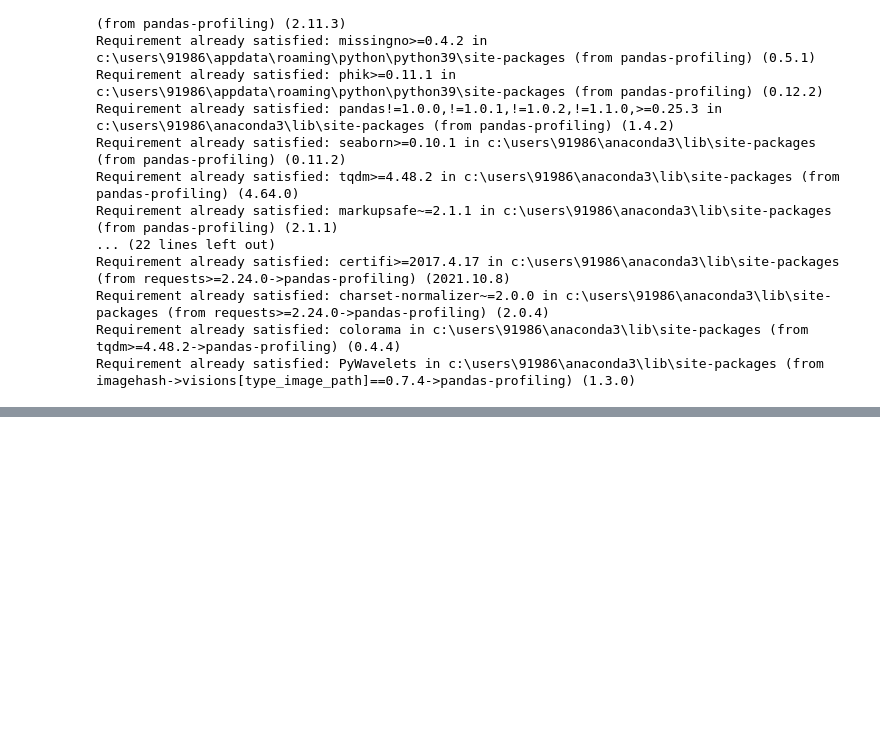
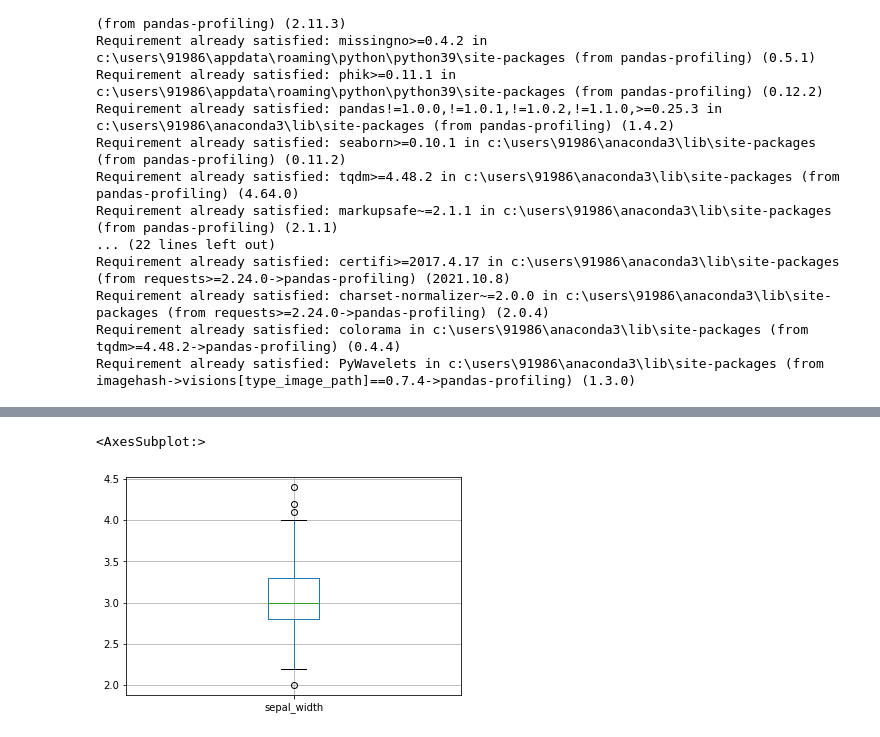
Before and after one commit to Zeeshankhan29/Database, a Jupyter notebook: Visulazation.ipynb, the cells around one changed output, grey strips where cells are left out. Drawn from its saved outputs; the diff is of its cells as text; code cells hidden in the pictures; blank space fills up the shorter version.

```diff
--- a/Visulazation.ipynb
+++ b/Visulazation.ipynb
@@ -130,0 +180,6 @@ ProfileReport(df)
+# %%
+py.offline.init_notebook_mode(connected=True)
+cf.go_offline()
+import seaborn as sn
+df=sn.load_dataset('iris')
+df.iplot()
@@ -130,0 +192,5 @@ ProfileReport(df)
+# %%
+df[['sepal_width']].boxplot()
+# %% [output]
+<AxesSubplot:>
+[figure, added]
```
Also changed, not shown: parts of 6 cells of this notebook, 4 other files.
